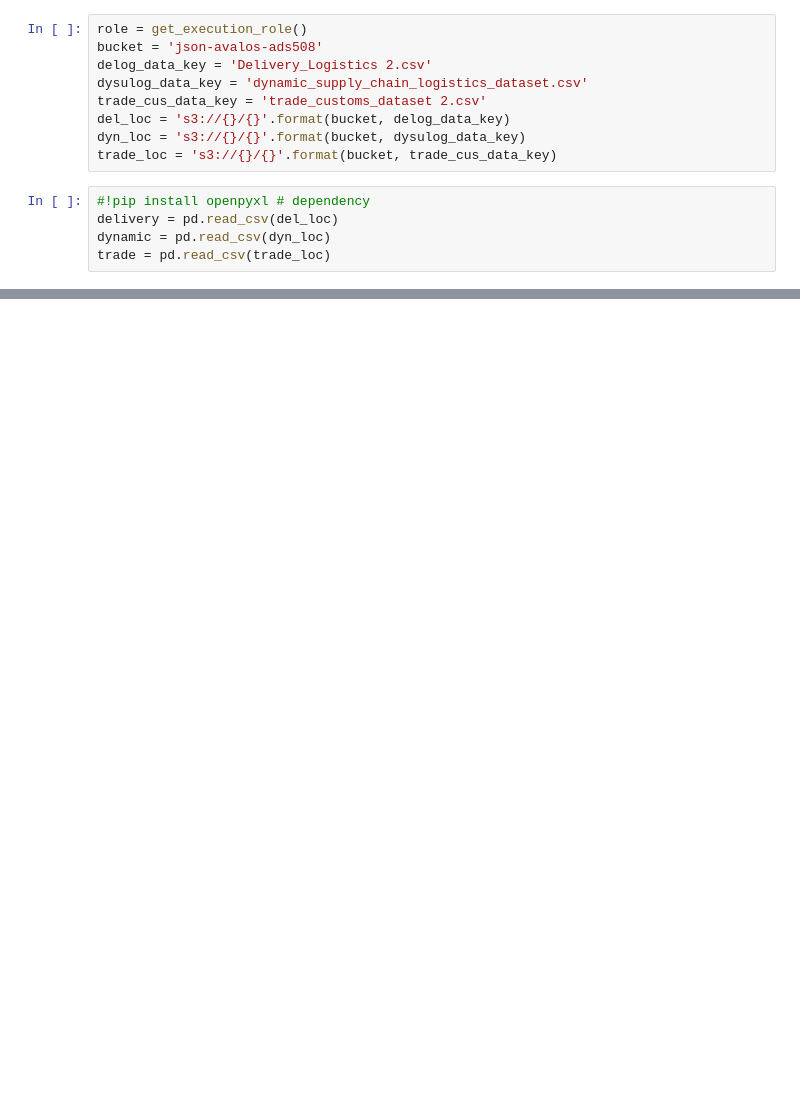
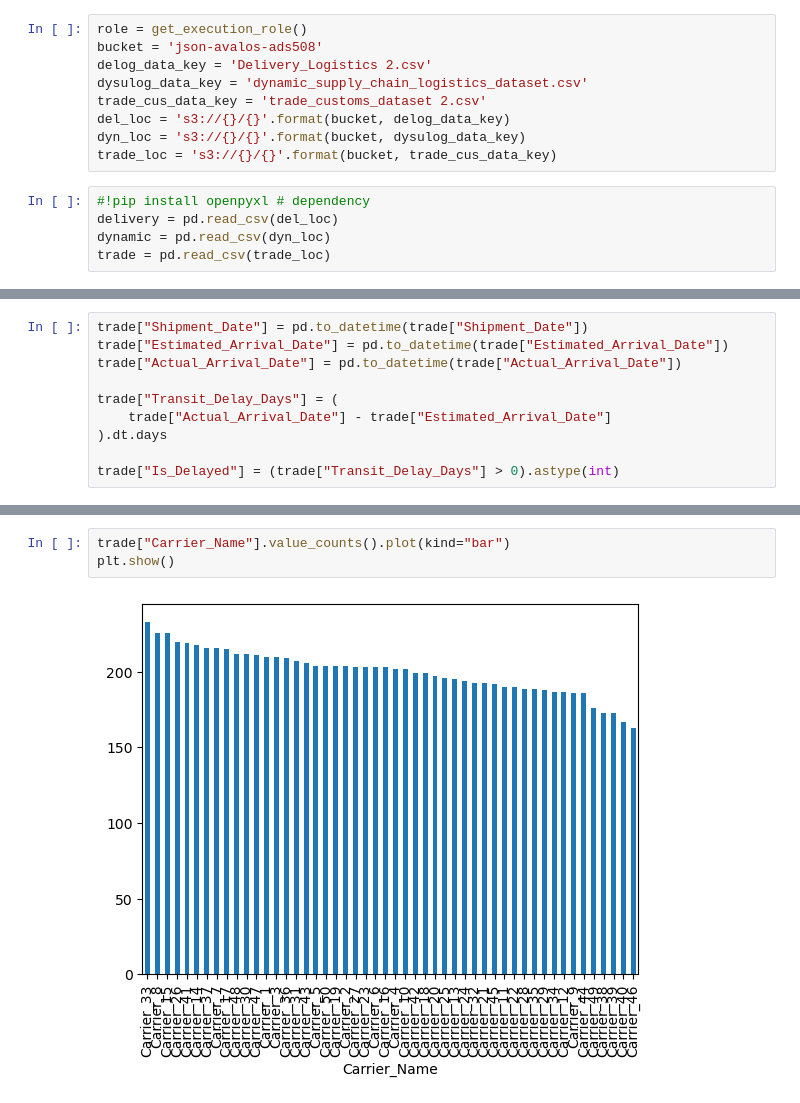
Before and after one commit to jsonavalos/ADS-508, a Jupyter notebook: Notebooks/Jason/carrier-service-analysis.ipynb, the cells around one changed output, grey strips where cells are left out. Cells and saved outputs as stored; diff of their text form; blank space fills up the shorter version.

Commit message:
Started EDA for carrier service features

```diff
--- a/Notebooks/Jason/carrier-service-analysis.ipynb
+++ b/Notebooks/Jason/carrier-service-analysis.ipynb
@@ -27,0 +54,10 @@ trade = pd.read_csv(trade_loc)
+# %%
+trade["Shipment_Date"] = pd.to_datetime(trade["Shipment_Date"])
+trade["Estimated_Arrival_Date"] = pd.to_datetime(trade["Estimated_Arrival_Date"])
+trade["Actual_Arrival_Date"] = pd.to_datetime(trade["Actual_Arrival_Date"])
+
+trade["Transit_Delay_Days"] = (
+    trade["Actual_Arrival_Date"] - trade["Estimated_Arrival_Date"]
+).dt.days
+
+trade["Is_Delayed"] = (trade["Transit_Delay_Days"] > 0).astype(int)
@@ -27,0 +100,5 @@ trade = pd.read_csv(trade_loc)
+# %%
+trade["Carrier_Name"].value_counts().plot(kind="bar")
+plt.show()
+# %% [output]
+[figure, added]
```
Also changed, not shown: parts of 18 cells of this notebook.
